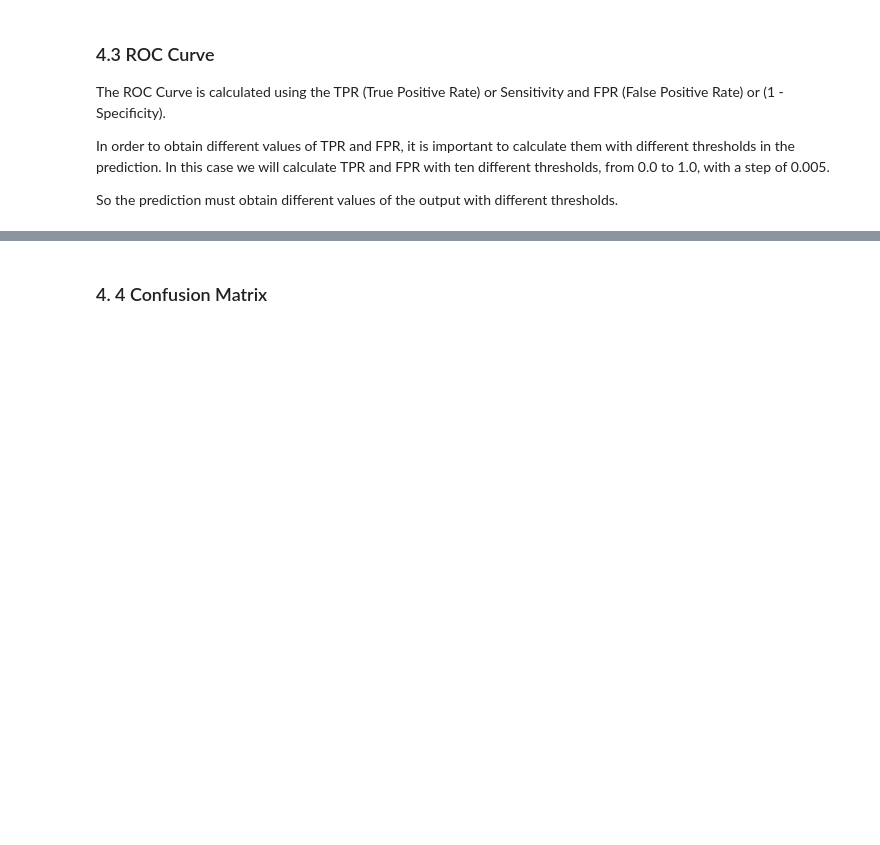
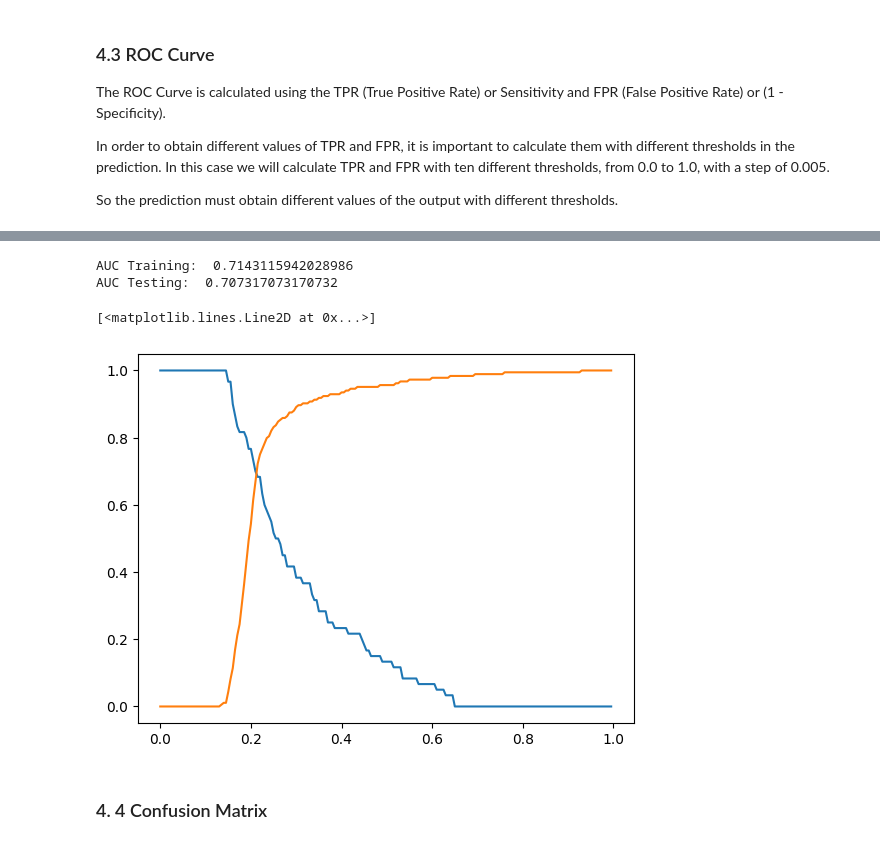
Before and after one commit to HappyFacell/Aprendizaje_maquina, a Jupyter notebook: M4_2_3 LoR_ROC_ConfusionMatrix-Diego_Ferreira_Lee.ipynb, the cells around one changed output, grey strips where cells are left out. Saved outputs shown, nothing was run; the diff lists cells and outputs as text; code cells hidden in the pictures; blank space fills up the shorter version.

```diff
--- a/M4_2_3 LoR_ROC_ConfusionMatrix-Diego_Ferreira_Lee.ipynb
+++ b/M4_2_3 LoR_ROC_ConfusionMatrix-Diego_Ferreira_Lee.ipynb
@@ -364,23 +364,30 @@ Text(0.5, 1.0, 'Receiver Operating Characteristic')
 # %%
-#AUC (Area under curve) calculus
+# AUC (Area under curve) calculus
 
-#AUC for Training
-
-#YOUR CODE
-
+# AUC for Training
+rectangle_roc = 0
+rectangle_roc1 = 0
+for i in range(len(Tpr)-1):
+    rectangle_roc += (Fpr[i] - Fpr[i+1]) * Tpr[i]
 print('AUC Training: ', rectangle_roc)
 
-#AUC for Testing
+# AUC for Testing
 
-#YOUR CODE
-
+for i in range(len(Tpr1)-1):
+    rectangle_roc1 += (Fpr1[i] - Fpr1[i+1]) * Tpr1[i]
 print('AUC Testing: ', rectangle_roc1)
+# %% [output]
+AUC Training:  0.7143115942028986
+AUC Testing:  0.707317073170732
 # %%
-#Specificity and Sensitivity behaviour
+# Specificity and Sensitivity behaviour
 
-thrs = ?
+thrs = np.arange(0, 1, 0.005)
 plt.plot(thrs, Tpr)
 plt.plot(thrs, 1 - Fpr)
+# %% [output]
+[<matplotlib.lines.Line2D at 0x...>]
+[figure, added]
 # %% [markdown]
 ### 4. 4 Confusion Matrix
 # %% [markdown]
```
Also changed, not shown: parts of 6 cells of this notebook.
